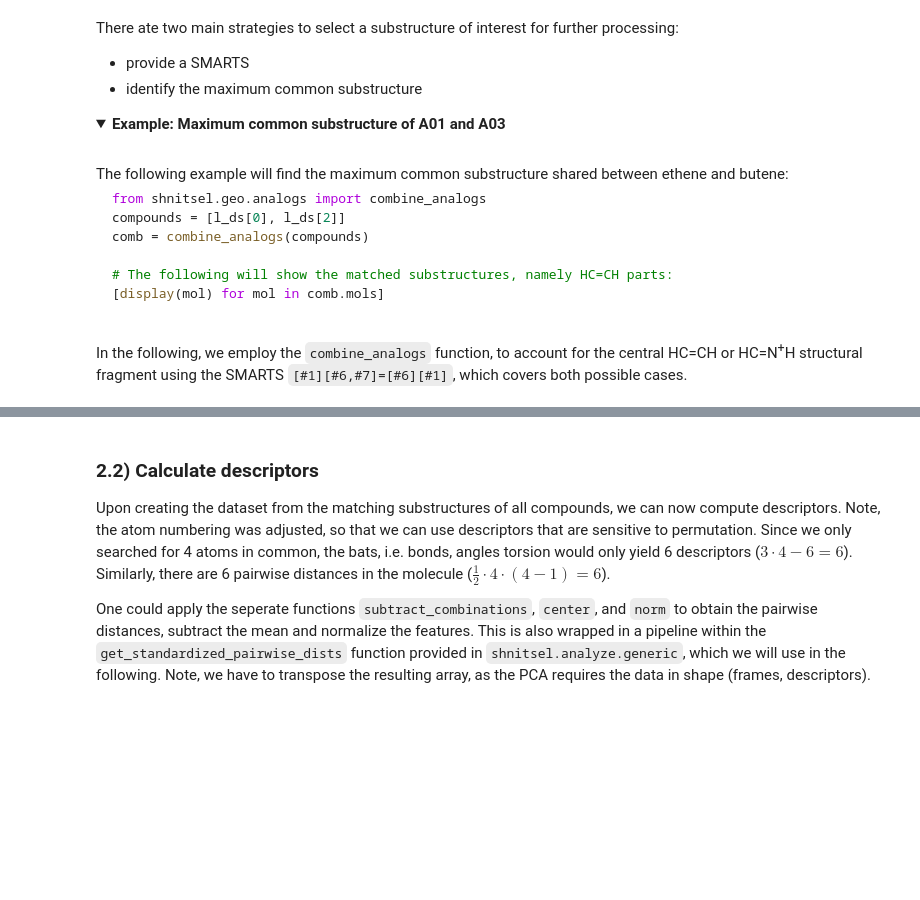
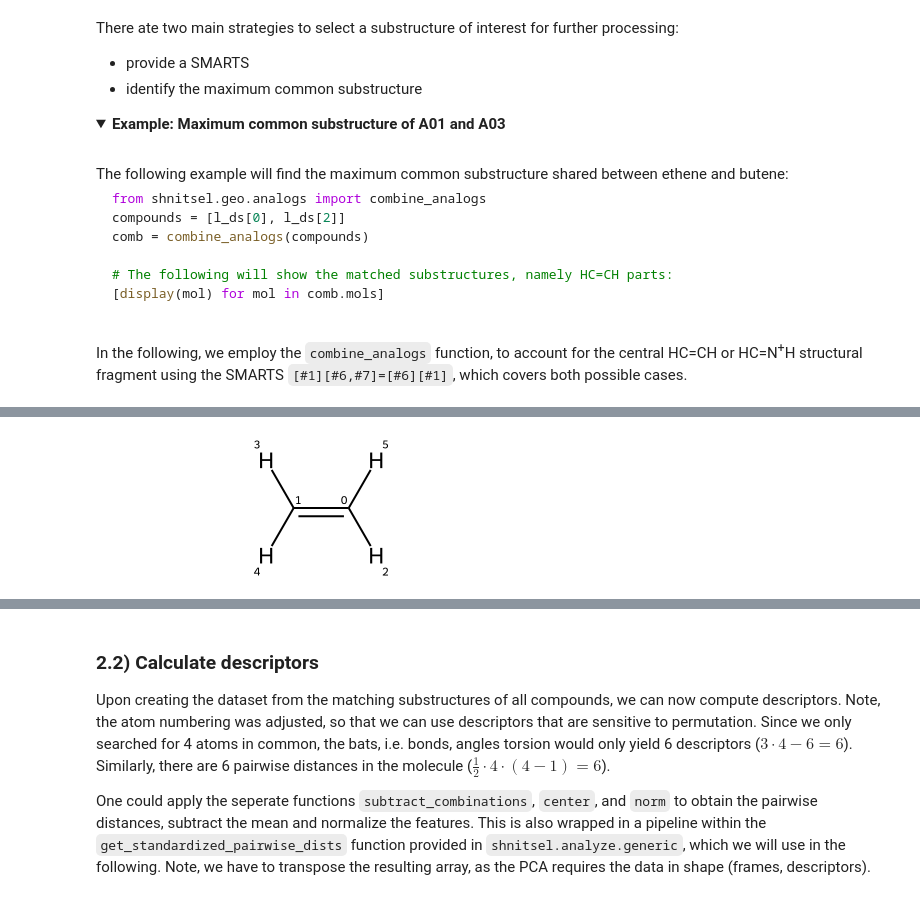
Before and after one commit to SHNITSEL/shnitsel-tools, a Jupyter notebook: tutorials/3_across_compounds.ipynb, the cells around one changed output, grey strips where cells are left out. Cells and saved outputs as stored; diff of their text form; code cells hidden in the pictures; folded sections open; blank space fills up the shorter version.

```diff
--- a/tutorials/3_across_compounds.ipynb
+++ b/tutorials/3_across_compounds.ipynb
@@ -114,0 +105,7 @@ ds_comb_substruc = combine_analogs(l_ds, smarts=smarts_share, names=names, vis=T
+# %%
+from shnitsel.rd import set_atom_props
+import rdkit.Chem as rc
+mol = rc.Mol(l_ds[0].mol)
+set_atom_props(mol, atomNote=True)
+# %% [output]
+[figure, added]
```
Also changed, not shown: parts of 9 cells of this notebook.
